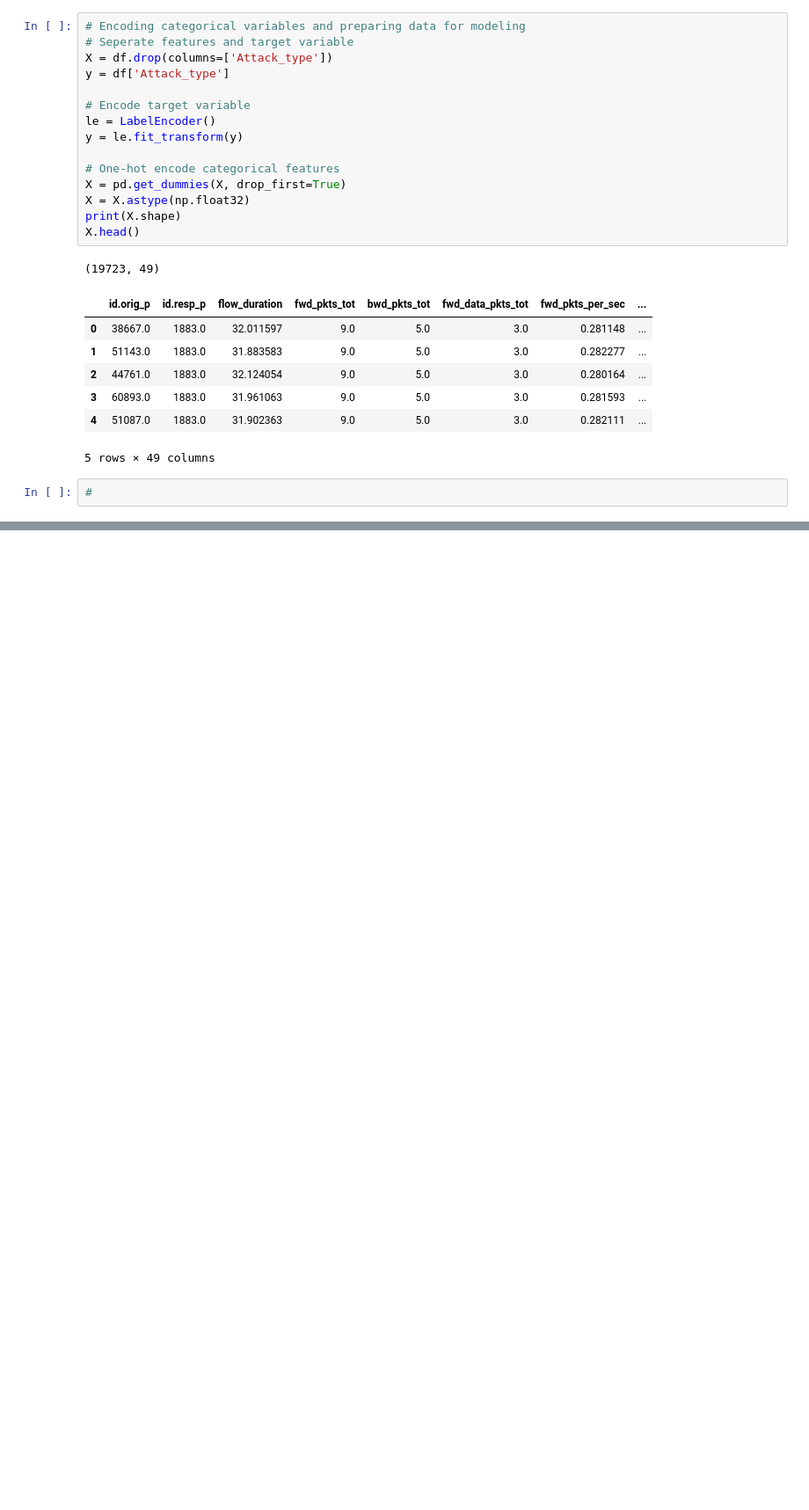
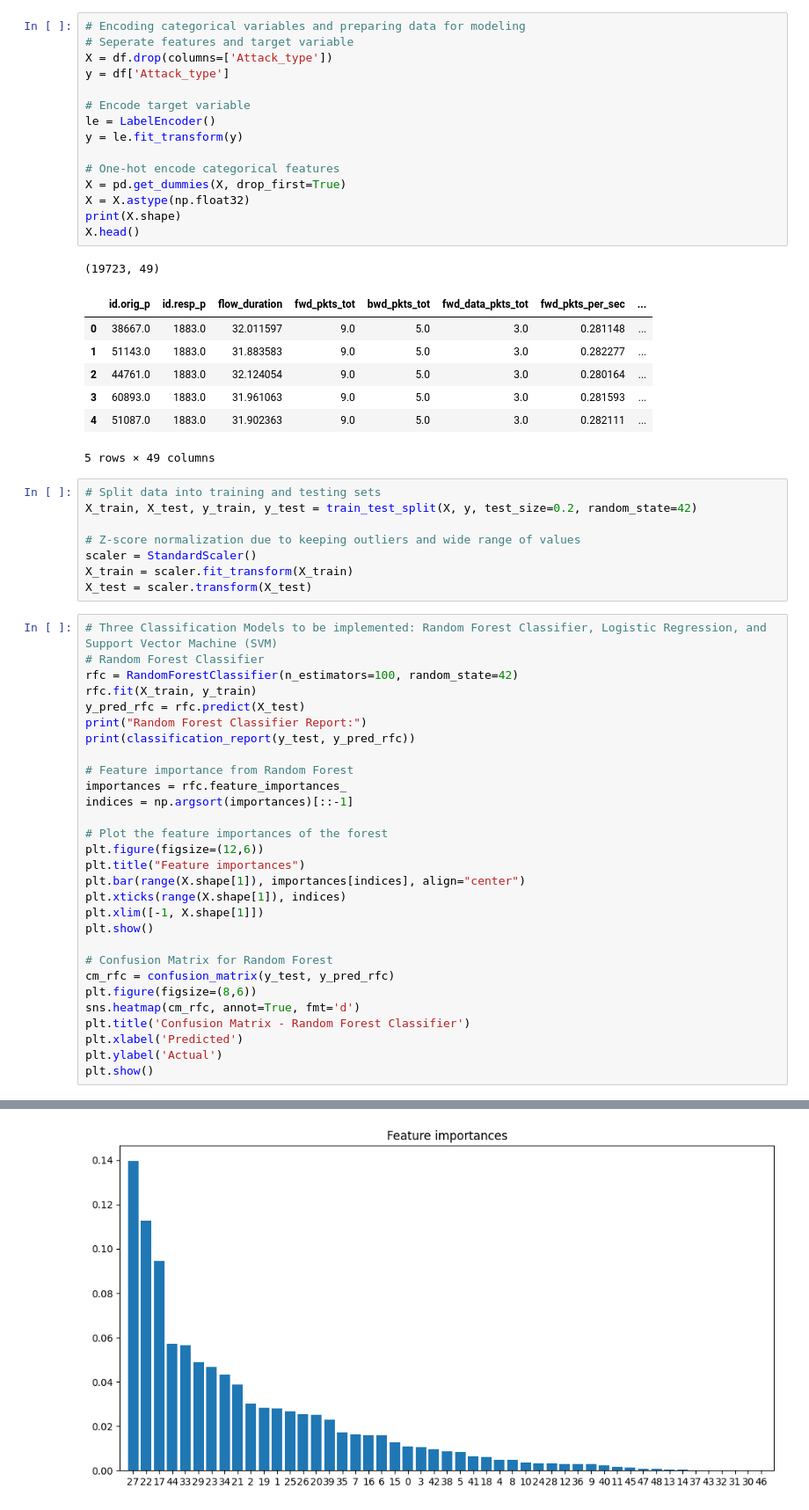
Before and after one commit to EfeDogan/Classification_and_Clustering_on_NetworkIDS_Dataset, a Jupyter notebook: assignment_4.ipynb, the cells around one changed output, grey strips where cells are left out. Shown at 88% size. Cells and saved outputs as stored; diff of their text form; blank space fills up the shorter version.

```diff
--- a/assignment_4.ipynb
+++ b/assignment_4.ipynb
@@ -240,5 +250,41 @@ X.head()
 | 3 | 60893.0 | 1883.0 | 31.961063 | 9.0 | 5.0 | 3.0 | 0.281593 | ... |
 | 4 | 51087.0 | 1883.0 | 31.902363 | 9.0 | 5.0 | 3.0 | 0.282111 | ... |
 5 rows × 49 columns
-# %%
-#
+# %%
+# Split data into training and testing sets
+X_train, X_test, y_train, y_test = train_test_split(X, y, test_size=0.2, random_state=42)
+
+# Z-score normalization due to keeping outliers and wide range of values
+scaler = StandardScaler()
+X_train = scaler.fit_transform(X_train)
+X_test = scaler.transform(X_test)
+# %%
+# Three Classification Models to be implemented: Random Forest Classifier, Logistic Regression, and Support Vector Machine (SVM)
+# Random Forest Classifier
+rfc = RandomForestClassifier(n_estimators=100, random_state=42)
+rfc.fit(X_train, y_train)
+y_pred_rfc = rfc.predict(X_test)
+print("Random Forest Classifier Report:")
+print(classification_report(y_test, y_pred_rfc))
+
+# Feature importance from Random Forest
+importances = rfc.feature_importances_
+indices = np.argsort(importances)[::-1]
+
+# Plot the feature importances of the forest
+plt.figure(figsize=(12,6))
+plt.title("Feature importances")
+plt.bar(range(X.shape[1]), importances[indices], align="center")
+plt.xticks(range(X.shape[1]), indices)
+plt.xlim([-1, X.shape[1]])
+plt.show()
+
+# Confusion Matrix for Random Forest
+cm_rfc = confusion_matrix(y_test, y_pred_rfc)
+plt.figure(figsize=(8,6))
+sns.heatmap(cm_rfc, annot=True, fmt='d')
+plt.title('Confusion Matrix - Random Forest Classifier')
+plt.xlabel('Predicted')
+plt.ylabel('Actual')
+plt.show()
+# %% [output]
@@ -244,0 +307 @@ X.head()
+[figure, added]
```
Also changed, not shown: parts of 5 cells of this notebook.
